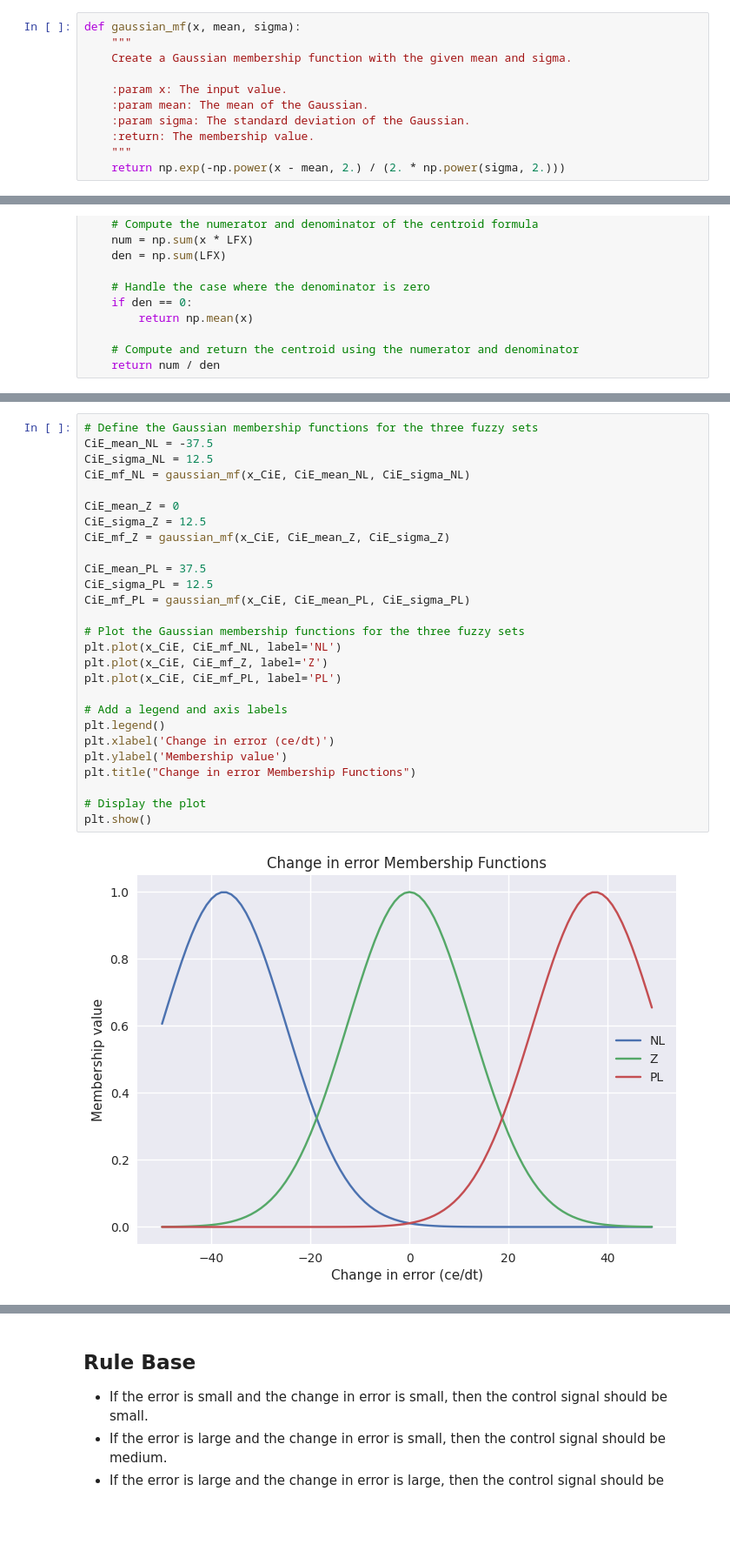
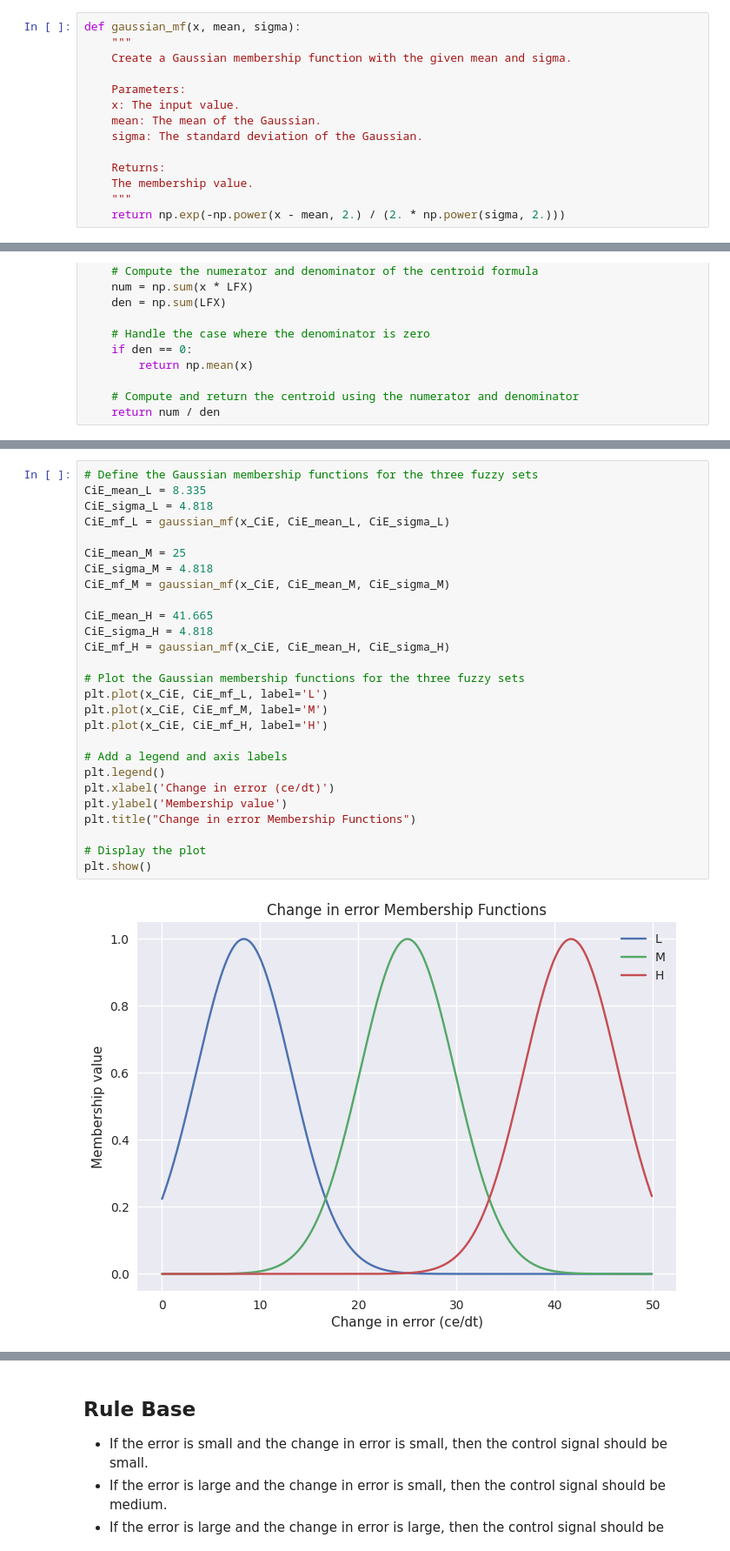
Before and after one commit to 0xkerem/Data_Science, a Jupyter notebook: basic-satellite-height-control-with-fuzzy-logic.ipynb, the cells around one changed output, grey strips where cells are left out. Shown at 87% size. Cells and saved outputs as stored; diff of their text form; blank space fills up the shorter version.

```diff
--- a/basic-satellite-height-control-with-fuzzy-logic.ipynb
+++ b/basic-satellite-height-control-with-fuzzy-logic.ipynb
@@ -52,10 +52,13 @@ def gaussian_mf(x, mean, sigma):
     """
     Create a Gaussian membership function with the given mean and sigma.
 
-    :param x: The input value.
-    :param mean: The mean of the Gaussian.
-    :param sigma: The standard deviation of the Gaussian.
-    :return: The membership value.
+    Parameters:
+    x: The input value.
+    mean: The mean of the Gaussian.
+    sigma: The standard deviation of the Gaussian.
+
+    Returns:
+    The membership value.
     """
     return np.exp(-np.power(x - mean, 2.) / (2. * np.power(sigma, 2.)))
 # %%
@@ -150,31 +153,31 @@ plt.show()
 # %%
 # Define the Gaussian membership functions for the three fuzzy sets
-CiE_mean_NL = -37.5
-CiE_sigma_NL = 12.5
-CiE_mf_NL = gaussian_mf(x_CiE, CiE_mean_NL, CiE_sigma_NL)
+CiE_mean_L = 8.335
+CiE_sigma_L = 4.818
+CiE_mf_L = gaussian_mf(x_CiE, CiE_mean_L, CiE_sigma_L)
 
-CiE_mean_Z = 0
-CiE_sigma_Z = 12.5
-CiE_mf_Z = gaussian_mf(x_CiE, CiE_mean_Z, CiE_sigma_Z)
+CiE_mean_M = 25
+CiE_sigma_M = 4.818
+CiE_mf_M = gaussian_mf(x_CiE, CiE_mean_M, CiE_sigma_M)
 
-CiE_mean_PL = 37.5
-CiE_sigma_PL = 12.5
-CiE_mf_PL = gaussian_mf(x_CiE, CiE_mean_PL, CiE_sigma_PL)
+CiE_mean_H = 41.665
+CiE_sigma_H = 4.818
+CiE_mf_H = gaussian_mf(x_CiE, CiE_mean_H, CiE_sigma_H)
 
 # Plot the Gaussian membership functions for the three fuzzy sets
-plt.plot(x_CiE, CiE_mf_NL, label='NL')
-plt.plot(x_CiE, CiE_mf_Z, label='Z')
-plt.plot(x_CiE, CiE_mf_PL, label='PL')
+plt.plot(x_CiE, CiE_mf_L, label='L')
+plt.plot(x_CiE, CiE_mf_M, label='M')
+plt.plot(x_CiE, CiE_mf_H, label='H')
 
 # Add a legend and axis labels
 plt.legend()
 plt.xlabel('Change in error (ce/dt)')
 plt.ylabel('Membership value')
 plt.title("Change in error Membership Functions")
 
 # Display the plot
 plt.show()
 # %% [output]
-[figure, old version]
+[figure, new version]
 # %%
 # Define the Gaussian membership functions for the three fuzzy sets
```
Also changed, not shown: parts of 14 cells of this notebook.
